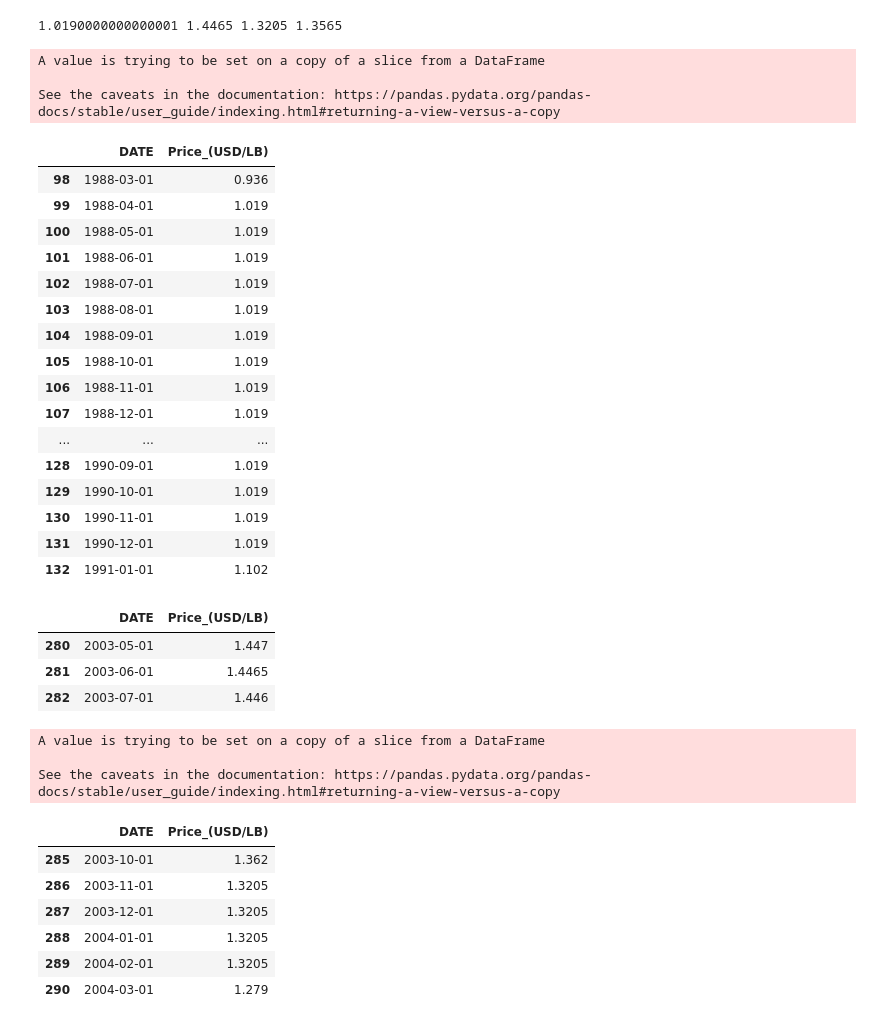
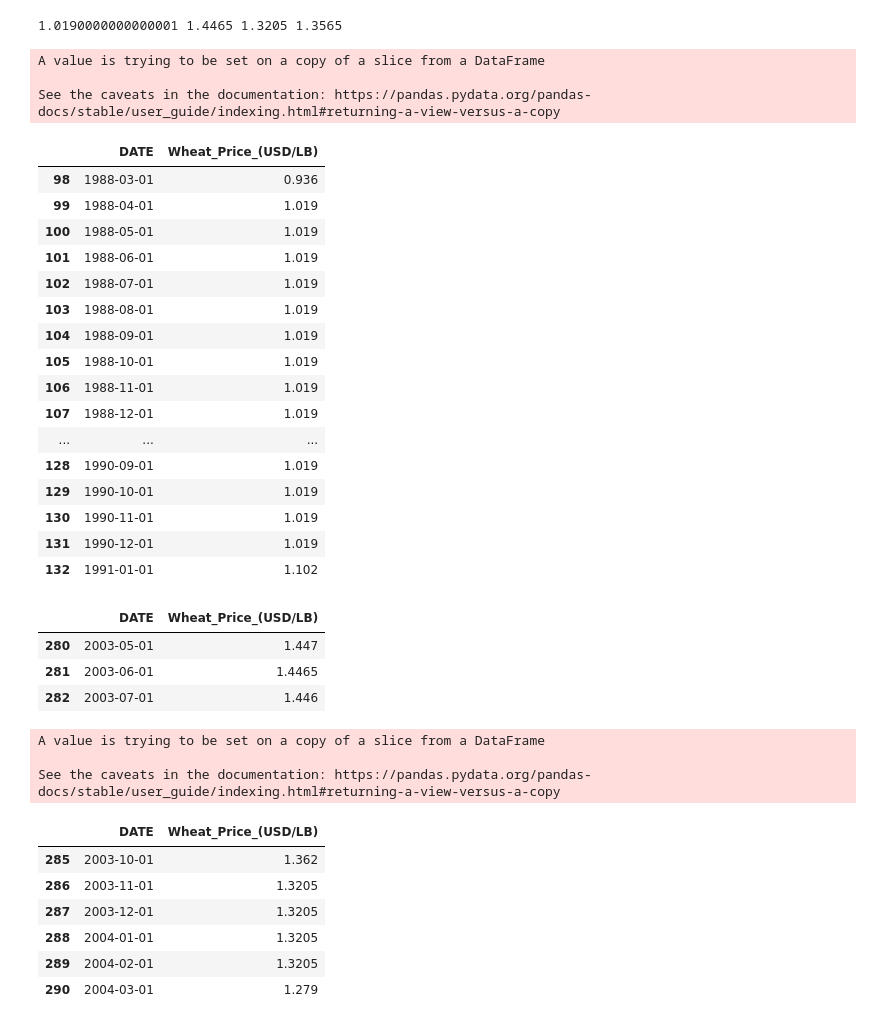
Before and after one commit to CTPim/Three_Meals, a Jupyter notebook: Edited Data/Avg_Price - Bread, Whole_Wheat_cleaned.ipynb, the cells around one changed output. Saved outputs shown, nothing was run; the diff lists cells and outputs as text; code cells hidden in the pictures.

```diff
--- a/Edited Data/Avg_Price - Bread, Whole_Wheat_cleaned.ipynb
+++ b/Edited Data/Avg_Price - Bread, Whole_Wheat_cleaned.ipynb
@@ -22,6 +22,6 @@ wheat_df
 517 rows × 2 columns
 # %%
 #Rename the price column
-wheat_df.rename(mapper={"APU0000702212" : "Price_(USD/LB)"}, axis=1, inplace=True)
+wheat_df.rename(mapper={"APU0000702212" : "Wheat_Price_(USD/LB)"}, axis=1, inplace=True)
 wheat_df.head()
 # %% [output]
@@ -67,7 +67,7 @@ Price_(USD/LB)            object
 dtype: object
 # %%
 #Change Price column to float
-wheat_df["Price_(USD/LB)"] = wheat_df["Price_(USD/LB)"].astype(float)
+wheat_df["Wheat_Price_(USD/LB)"] = wheat_df["Wheat_Price_(USD/LB)"].astype(float)
 wheat_df.head()
 # %% [output]
 ValueError: could not convert string to float: '.'
@@ -137,9 +156,9 @@ wheat_df.iloc[99:132]
 # %%
 #Create avg values based on values immeadiately preceeding and post problem instance to use as replacement for "."
-temp_avg1 = (float(wheat_df["Price_(USD/LB)"].values[132]) + float(wheat_df["Price_(USD/LB)"].values[98])) / 2
-temp_avg2 = (float(wheat_df["Price_(USD/LB)"].values[280]) + float(wheat_df["Price_(USD/LB)"].values[282])) / 2
-temp_avg3 = (float(wheat_df["Price_(USD/LB)"].values[285]) + float(wheat_df["Price_(USD/LB)"].values[290])) / 2
-temp_avg4 = (float(wheat_df["Price_(USD/LB)"].values[291]) + float(wheat_df["Price_(USD/LB)"].values[297])) / 2
+temp_avg1 = (float(wheat_df["Wheat_Price_(USD/LB)"].values[132]) + float(wheat_df["Wheat_Price_(USD/LB)"].values[98])) / 2
+temp_avg2 = (float(wheat_df["Wheat_Price_(USD/LB)"].values[280]) + float(wheat_df["Wheat_Price_(USD/LB)"].values[282])) / 2
+temp_avg3 = (float(wheat_df["Wheat_Price_(USD/LB)"].values[285]) + float(wheat_df["Wheat_Price_(USD/LB)"].values[290])) / 2
+temp_avg4 = (float(wheat_df["Wheat_Price_(USD/LB)"].values[291]) + float(wheat_df["Wheat_Price_(USD/LB)"].values[297])) / 2
 # %%
 #print temp_avg_values
 print(temp_avg1, temp_avg2, temp_avg3, temp_avg4)
@@ -147,13 +166,13 @@ print(temp_avg1, temp_avg2, temp_avg3, temp_avg4)
 1.0190000000000001 1.4465 1.3205 1.3565
 # %%
 #replace problematic ranges with calculated avg values
-wheat_df["Price_(USD/LB)"][99:132] = wheat_df["Price_(USD/LB)"][99:132].replace(".", temp_avg1)
+wheat_df["Wheat_Price_(USD/LB)"][99:132] = wheat_df["Wheat_Price_(USD/LB)"][99:132].replace(".", temp_avg1)
 wheat_df[98:133]
 # %% [output]
 A value is trying to be set on a copy of a slice from a DataFrame
 
 See the caveats in the documentation: https://pandas.pydata.org/pandas-docs/stable/user_guide/indexing.html#returning-a-view-versus-a-copy
-|  | DATE | Price_(USD/LB) |
+|  | DATE | Wheat_Price_(USD/LB) |
 | 98 | 1988-03-01 | 0.936 |
 | 99 | 1988-04-01 | 1.019 |
 | 100 | 1988-05-01 | 1.019 |
@@ -172,22 +191,22 @@ See the caveats in the documentation: https://pandas.pydata.org/pandas-docs/stab
 | 132 | 1991-01-01 | 1.102 |
 # %%
 #replace problematic ranges with calculated avg values
-wheat_df.at[281,"Price_(USD/LB)"] = temp_avg2
+wheat_df.at[281,"Wheat_Price_(USD/LB)"] = temp_avg2
 wheat_df[280:283]
 # %% [output]
-|  | DATE | Price_(USD/LB) |
+|  | DATE | Wheat_Price_(USD/LB) |
 | 280 | 2003-05-01 | 1.447 |
 | 281 | 2003-06-01 | 1.4465 |
 | 282 | 2003-07-01 | 1.446 |
 # %%
 #replace problematic ranges with calculated avg values
-wheat_df["Price_(USD/LB)"][286:290] = wheat_df["Price_(USD/LB)"][286:290].replace(".", temp_avg3)
+wheat_df["Wheat_Price_(USD/LB)"][286:290] = wheat_df["Wheat_Price_(USD/LB)"][286:290].replace(".", temp_avg3)
 wheat_df[285:291]
 # %% [output]
 A value is trying to be set on a copy of a slice from a DataFrame
 
 See the caveats in the documentation: https://pandas.pydata.org/pandas-docs/stable/user_guide/indexing.html#returning-a-view-versus-a-copy
-|  | DATE | Price_(USD/LB) |
+|  | DATE | Wheat_Price_(USD/LB) |
 | 285 | 2003-10-01 | 1.362 |
 | 286 | 2003-11-01 | 1.3205 |
 | 287 | 2003-12-01 | 1.3205 |
```
Also changed, not shown: parts of 20 cells of this notebook, 1 other file.
